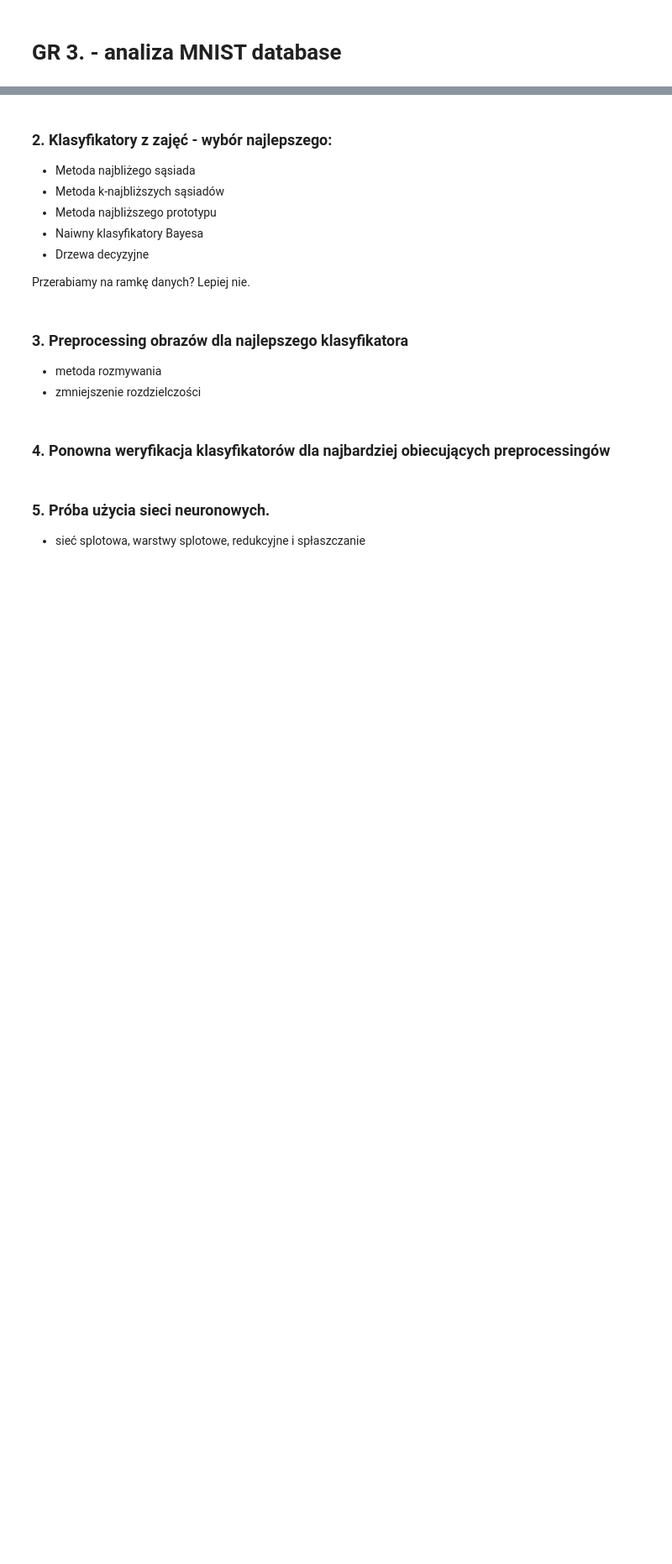
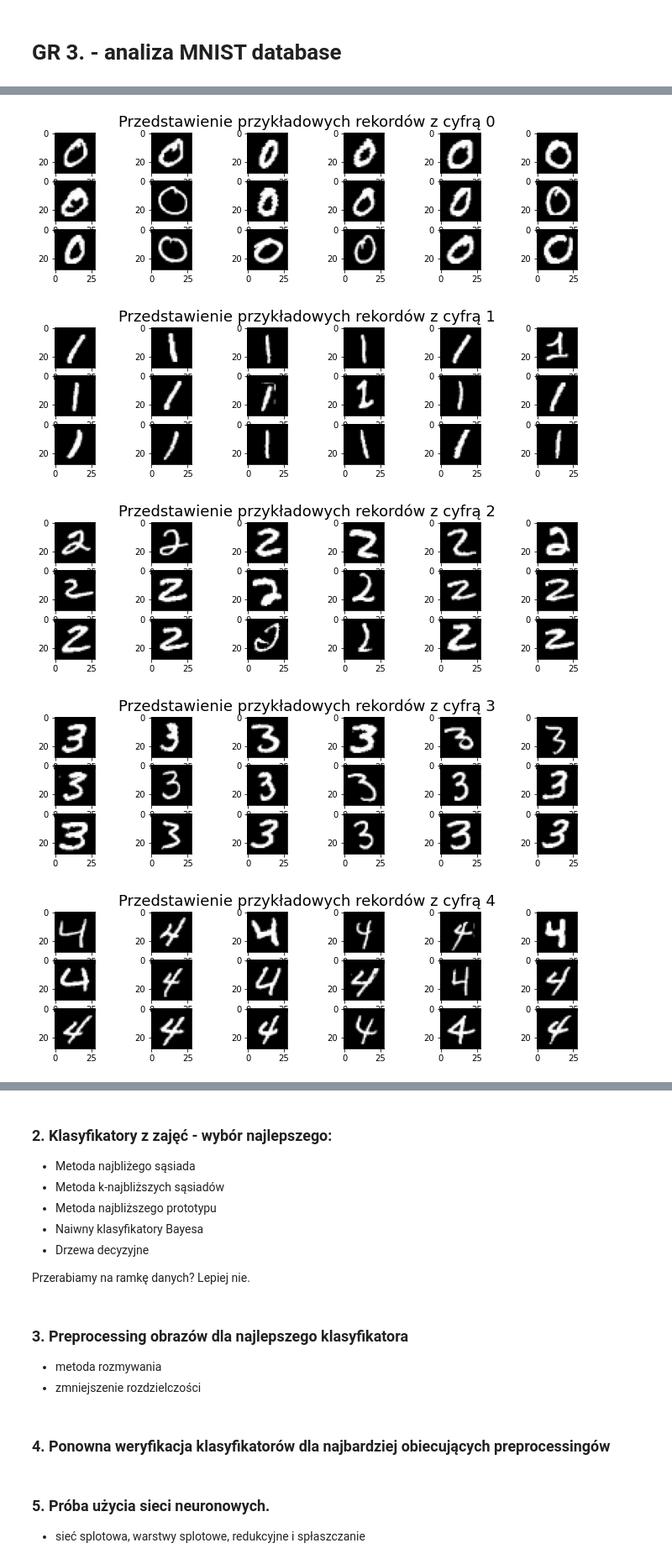
Before and after one commit to Selthen/MNIST-analysys, a Jupyter notebook: Gr3_MNIST.ipynb, the cells around one changed output, grey strips where cells are left out. Shown at 84% size. Drawn from its saved outputs; the diff is of its cells as text; code cells hidden in the pictures; blank space fills up the shorter version.

```diff
--- a/Gr3_MNIST.ipynb
+++ b/Gr3_MNIST.ipynb
@@ -18,0 +116,9 @@ Plan działania:
+# %%
+# wizualizacja powtarzalności / zróżnicowania rekordów tych samych klas
+display_every_digit_variations(6, 3)
+# %% [output]
+[figure, added]
+[figure, added]
+[figure, added]
+[figure, added]
+[figure, added]
```
Also changed, not shown: parts of 8 cells of this notebook.
